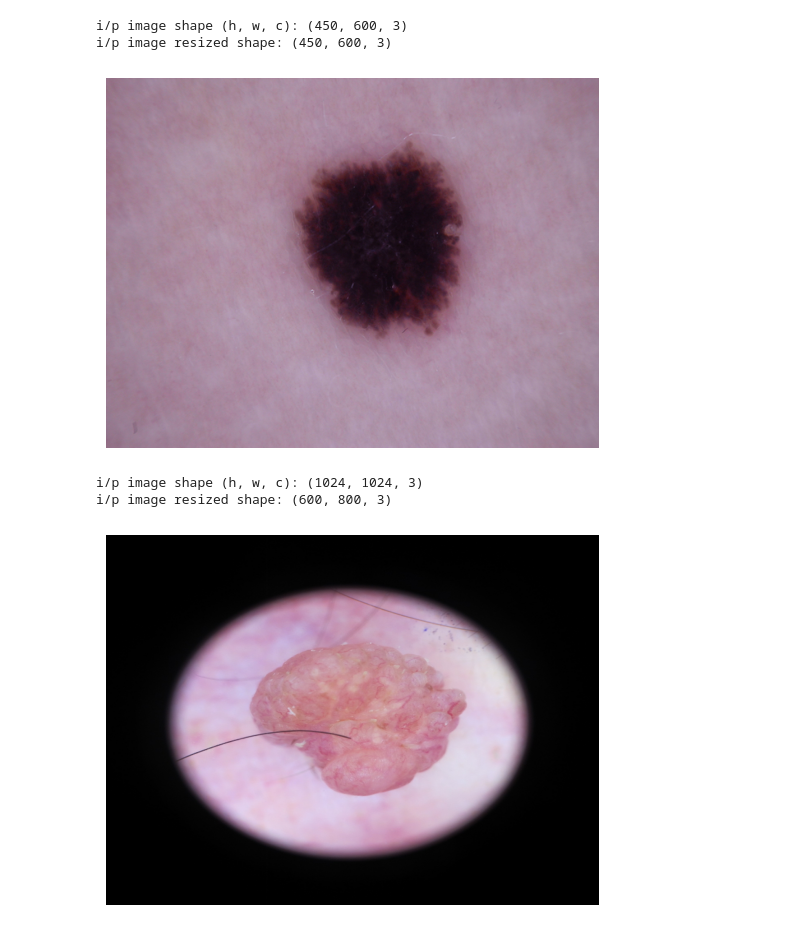
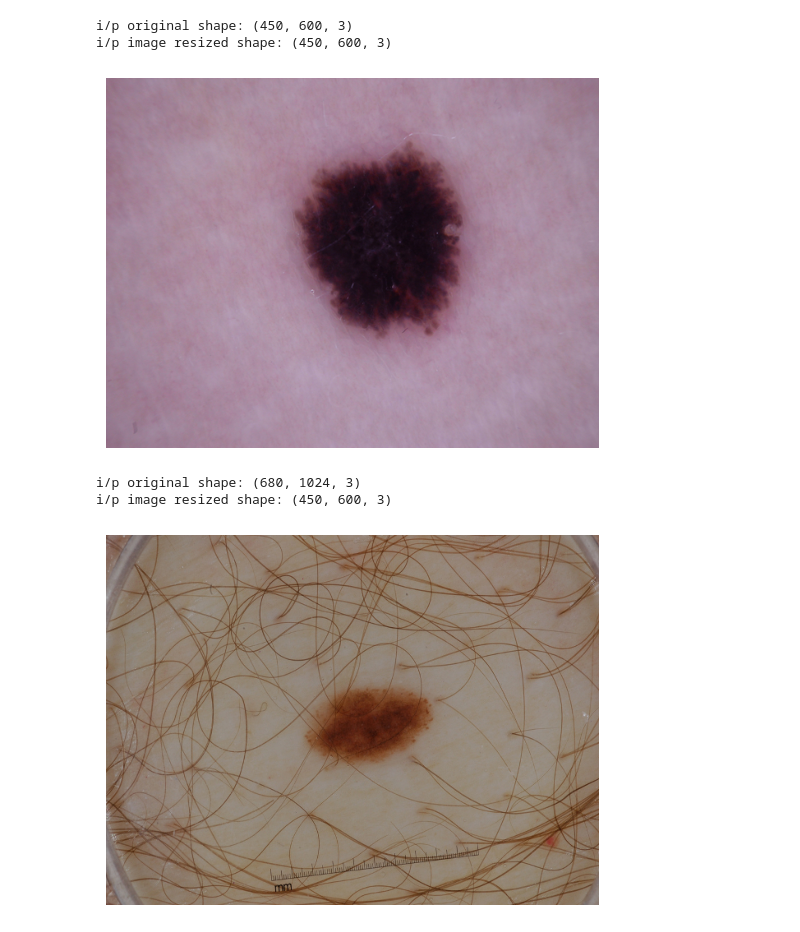
Before and after one commit to lui-alvarez/Melanoma-classification-using-machine-learning, a Jupyter notebook: notebooks/resizing.ipynb, the cells around one changed output. Drawn from its saved outputs; the diff is of its cells as text; code cells hidden in the pictures.

Commit message:
plotting images for defense

```diff
--- a/notebooks/resizing.ipynb
+++ b/notebooks/resizing.ipynb
@@ -1,7 +1,18 @@
 # %%
+import sys
+sys.path.append('../helpers/')
+
 import cv2
 import os
 import matplotlib.pyplot as plt
+
+
+from preprocessing import Preprocessing
+
+preprocessor = Preprocessing()
+
+%load_ext autoreload
+%autoreload 2
 # %%
 def display_img(image, gray=False):
     if gray:
@@ -50,31 +61,36 @@ img_name = 'nev00001.jpg' # HAM10000 image
 img_dir  = os.path.join(os.getcwd(), '../challenge1/train/nevus', img_name)
 image = cv2.imread(img_dir,cv2.IMREAD_COLOR)
 
+print(f"i/p original shape: {image.shape}")
+
 # Resizing HAM10000 with preserving its dimensions, should be the same as its the
 # reference while preserving
-resized_image = resize_images(image, preserve_ratio=True)
+resized_image = preprocessor.resize_images(image, preserve_ratio=True)
 
 print(f"i/p image resized shape: {resized_image.shape}")
 display_img(cv2.cvtColor(resized_image, cv2.COLOR_BGR2RGB))
 # %% [output]
-i/p image shape (h, w, c): (450, 600, 3)
+i/p original shape: (450, 600, 3)
 i/p image resized shape: (450, 600, 3)
 [figure]
 # %%
-img_name = 'nev00031.jpg' # BCN_20000 image
+img_name = 'nev03439.jpg' # BCN_20000 image
 
 img_dir  = os.path.join(os.getcwd(), '../challenge1/train/nevus', img_name)
 image = cv2.imread(img_dir,cv2.IMREAD_COLOR)
 
+print(f"i/p original shape: {image.shape}")
+
 # resizing to fit the aspect ration of a HAM10000 image
-resized_image = resize_images(image, preserve_ratio=True)
+resized_image = preprocessor.resize_images(image, preserve_ratio=True)
 
 print(f"i/p image resized shape: {resized_image.shape}")
 display_img(cv2.cvtColor(resized_image, cv2.COLOR_BGR2RGB))
+# display_img(cv2.cvtColor(image, cv2.COLOR_BGR2RGB))
 # %% [output]
-i/p image shape (h, w, c): (1024, 1024, 3)
-i/p image resized shape: (600, 800, 3)
+i/p original shape: (680, 1024, 3)
+i/p image resized shape: (450, 600, 3)
-[figure, old version]
+[figure, new version]
 # %%
 img_name = 'nev00031.jpg' # BCN_20000 image
 
```
Also changed, not shown: parts of 3 cells of this notebook, 1 other file.
